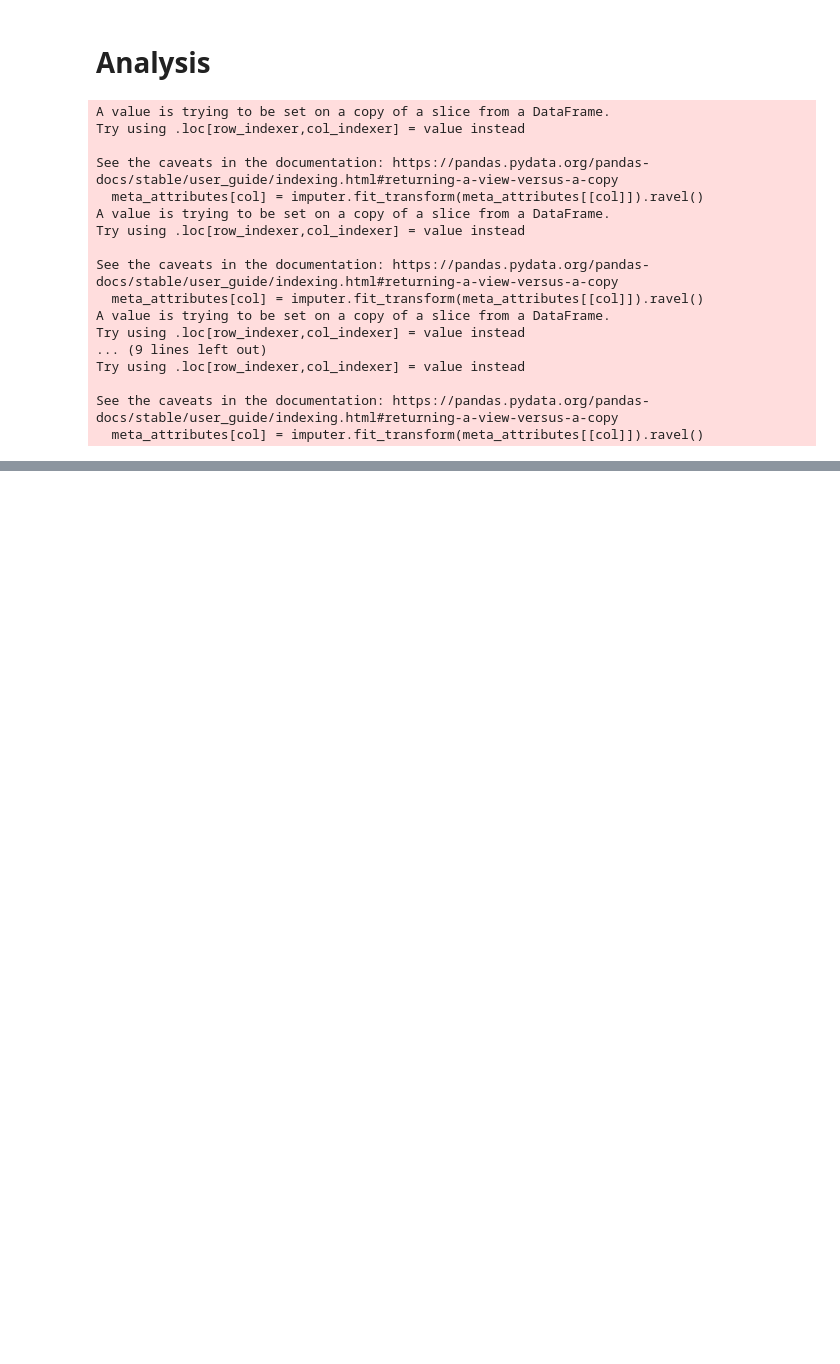
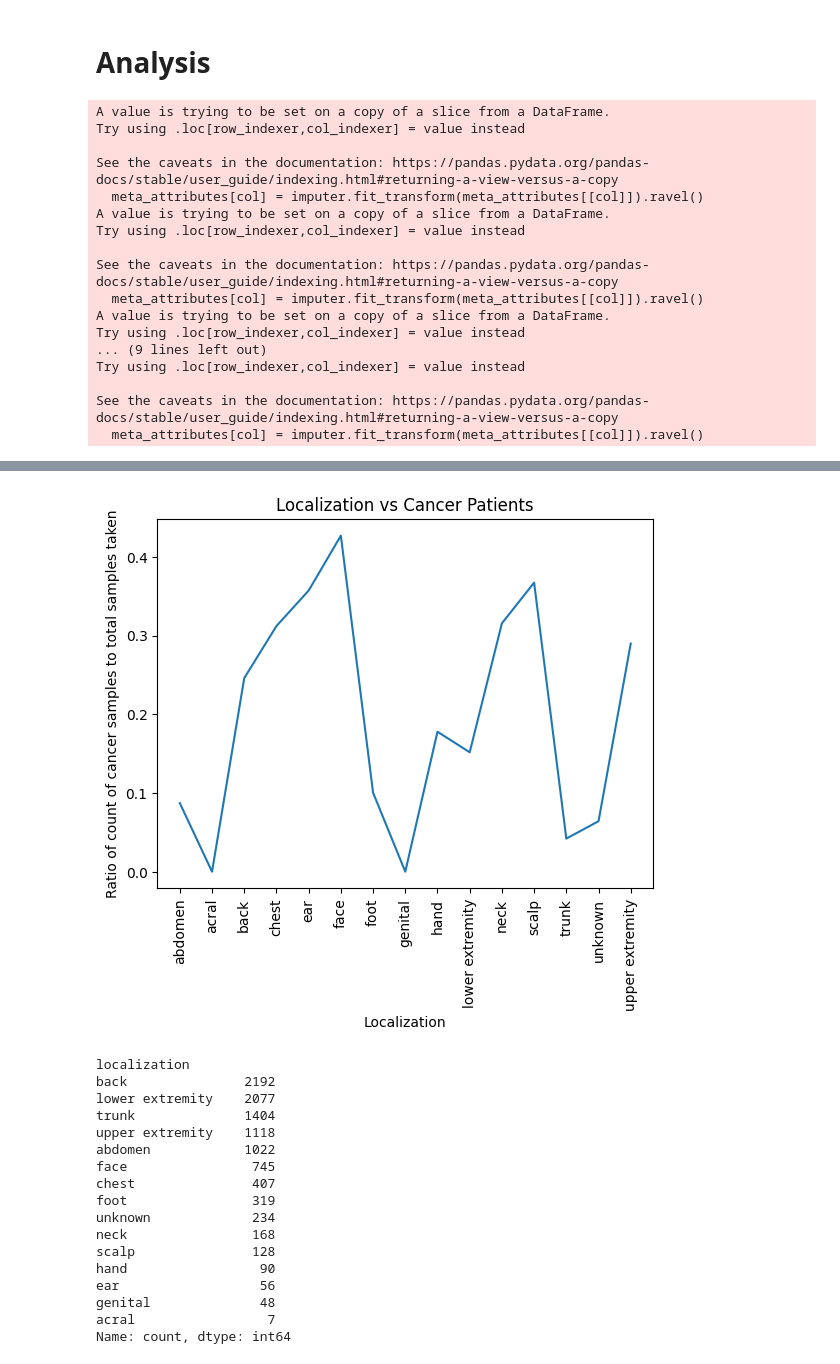
Before and after one commit to ShivanshuKGupta/AI_in_HC, a Jupyter notebook: analysis.ipynb, the cells around one changed output, grey strips where cells are left out. Drawn from its saved outputs; the diff is of its cells as text; code cells hidden in the pictures; blank space fills up the shorter version.

```diff
--- a/analysis.ipynb
+++ b/analysis.ipynb
@@ -102,3 +103,40 @@ age
 10.0      41
 0.0       39
 Name: count, dtype: int64
+# %%
+localizations = meta_attributes['localization']
+# n = len(meta_attributes)
+samples_taken = localizations.value_counts()
+x = samples_taken.keys().sort_values()
+y = []
+
+for localization in x:
+    indices = meta_attributes['localization']==localization
+    y.append(sum(meta_attributes[indices]['dx'].isin(['bcc', 'mel', 'akiec']))/samples_taken[localization])
+
+plt.plot(x, y)
+plt.ylabel("Ratio of count of cancer samples to total samples taken")
+plt.xlabel("Localization")
+plt.title("Localization vs Cancer Patients")
+plt.xticks(rotation='vertical')
+plt.show()
+samples_taken
+# %% [output]
+[figure, added]
+localization
+back               2192
+lower extremity    2077
+trunk              1404
+upper extremity    1118
+abdomen            1022
+face                745
+chest               407
+foot                319
+unknown             234
+neck                168
+scalp               128
+hand                 90
+ear                  56
+genital              48
+acral                 7
+Name: count, dtype: int64
```
Also changed, not shown: parts of 3 cells of this notebook.
